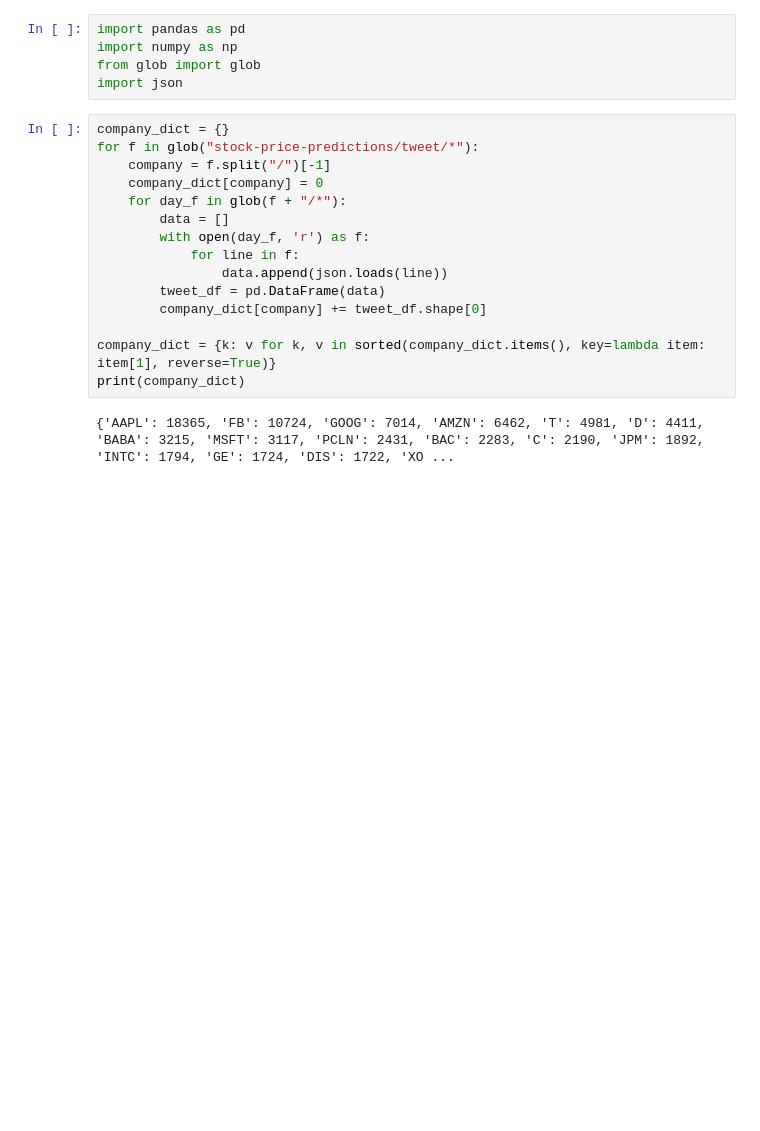
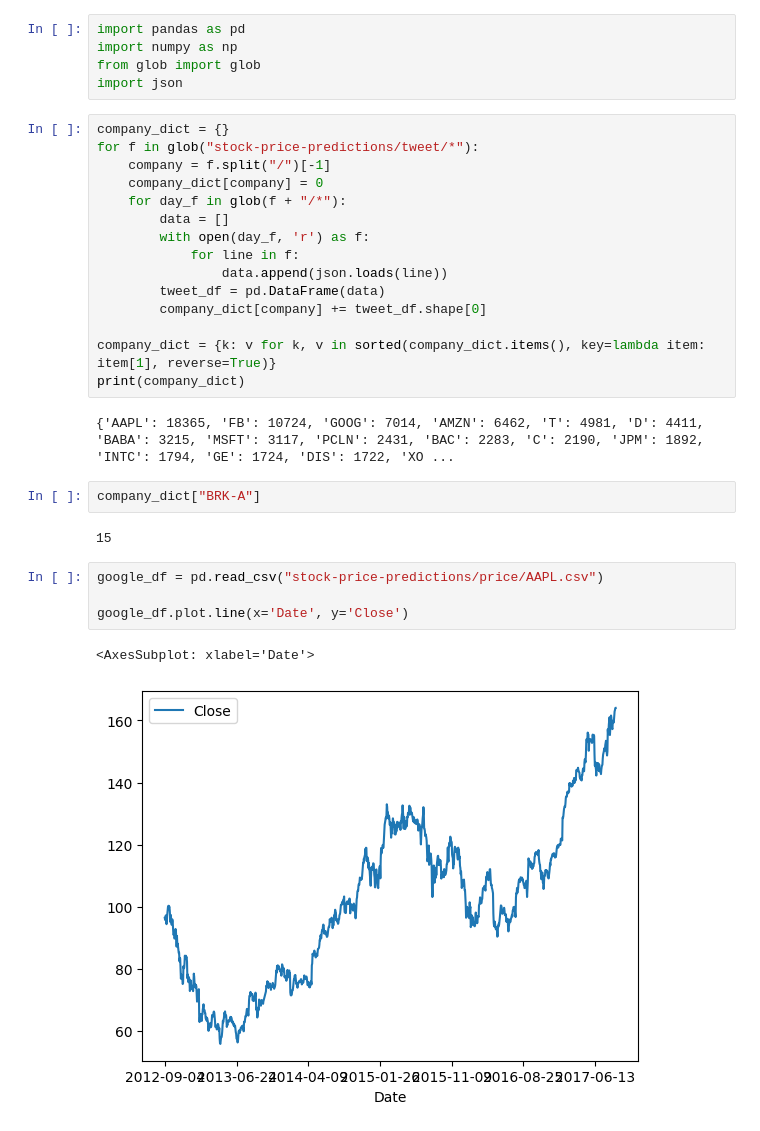
Before and after one commit to shaeantoine/greenscape, a Jupyter notebook: eda.ipynb, the cells around one changed output. Cells and saved outputs as stored; diff of their text form; blank space fills up the shorter version.

```diff
--- a/eda.ipynb
+++ b/eda.ipynb
@@ -20,3 +20,14 @@ company_dict = {k: v for k, v in sorted(company_dict.items(), key=lambda item: i
 print(company_dict)
 # %% [output]
 {'AAPL': 18365, 'FB': 10724, 'GOOG': 7014, 'AMZN': 6462, 'T': 4981, 'D': 4411, 'BABA': 3215, 'MSFT': 3117, 'PCLN': 2431, 'BAC': 2283, 'C': 2190, 'JPM': 1892, 'INTC': 1794, 'GE': 1724, 'DIS': 1722, 'XO ...
+# %%
+company_dict["BRK-A"]
+# %% [output]
+15
+# %%
+google_df = pd.read_csv("stock-price-predictions/price/AAPL.csv")
+
+google_df.plot.line(x='Date', y='Close')
+# %% [output]
+<AxesSubplot: xlabel='Date'>
+[figure, added]
```
Also changed, not shown: parts of 5 cells of this notebook.
